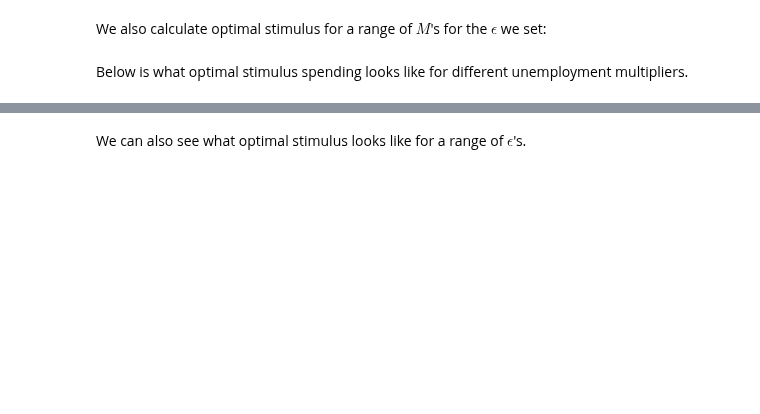
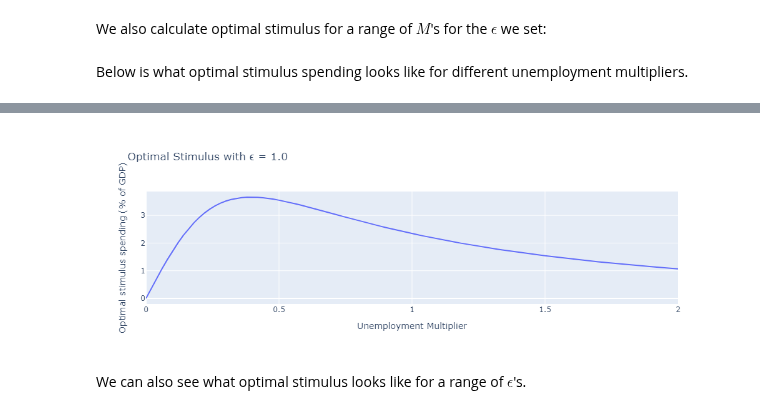
Before and after one commit to lnsongxf/public-expenditure, a Jupyter notebook: notebooks/stimulus.ipynb, the cells around one changed output, grey strips where cells are left out. Saved outputs shown, nothing was run; the diff lists cells and outputs as text; code cells hidden in the pictures; blank space fills up the shorter version.

```diff
--- a/notebooks/stimulus.ipynb
+++ b/notebooks/stimulus.ipynb
@@ -57,7 +45,7 @@ We now calculate optimal stimulus with the following equation:
 
 For convenience, we define the following wrapper, which wrap the sufficient statistics formula into a function that only takes in the three sufficient statistics. and calculates optimal stimulus as a percentage of GDP for different $\epsilon$'s from the LHS of the equation above using accounting identities:
 # %%
-stim_func = lambda M, epsilon, u0:GY_func((suffstat_func(m=m_func(which='M', M=M, u=params['u_bar'], GY=GY_func(params['GC_bar']), **params),
-                                                         z0=params['z0'], z1=params['z1'],
-                                                         epsilon=epsilon, u0=u0, u_bar=params['u_bar']) + 1)*
-                                   params['GC_bar']) - GY_func(params['GC_bar'])
+stim_func = lambda M, epsilon, u0:(GY_func((suffstat_func(m=m_func(which='M', M=M, u=params['u_bar'], GY=GY_func(params['GC_bar']), **params),
+                                                          z0=params['z0'], z1=params['z1'],
+                                                          epsilon=epsilon, u0=u0, u_bar=params['u_bar']) + 1)*
+                                    params['GC_bar']) - GY_func(params['GC_bar']))*100
@@ -74,11 +71,12 @@ M_vals = np.linspace(start=params['M_bar_l'], stop=params['M_bar_h'], num=101)
 # %% [markdown]
 Below is what optimal stimulus spending looks like for different unemployment multipliers.
 # %%
-stim_vals = stim_func(epsilon=epsilon, M=M_vals, u0=u0)
+stim_vals_Ms = stim_func(epsilon=epsilon, M=M_vals, u0=u0)
 stim = pd.DataFrame(data={'M':M_vals,
-                          'G/Y':stim_vals})
+                          'G/Y':stim_vals_Ms})
 fig = px.line(stim, x="M", y='G/Y',
               labels={"M": "Unemployment Multiplier",
-                      "G/Y": "Optimal stimulus spending (% of GDP)"})
+                      "G/Y": "Optimal stimulus spending (% of GDP)"},
+              title=f'Optimal Stimulus with ϵ = {epsilon}')
 fig
 # %% [output]
@@ -87,3 +83,4 @@ fig
+[figure, added]
 # %% [markdown]
 We can also see what optimal stimulus looks like for a range of $\epsilon$'s.
 # %%
```
Also changed, not shown: parts of 13 cells of this notebook, 5 other files.
